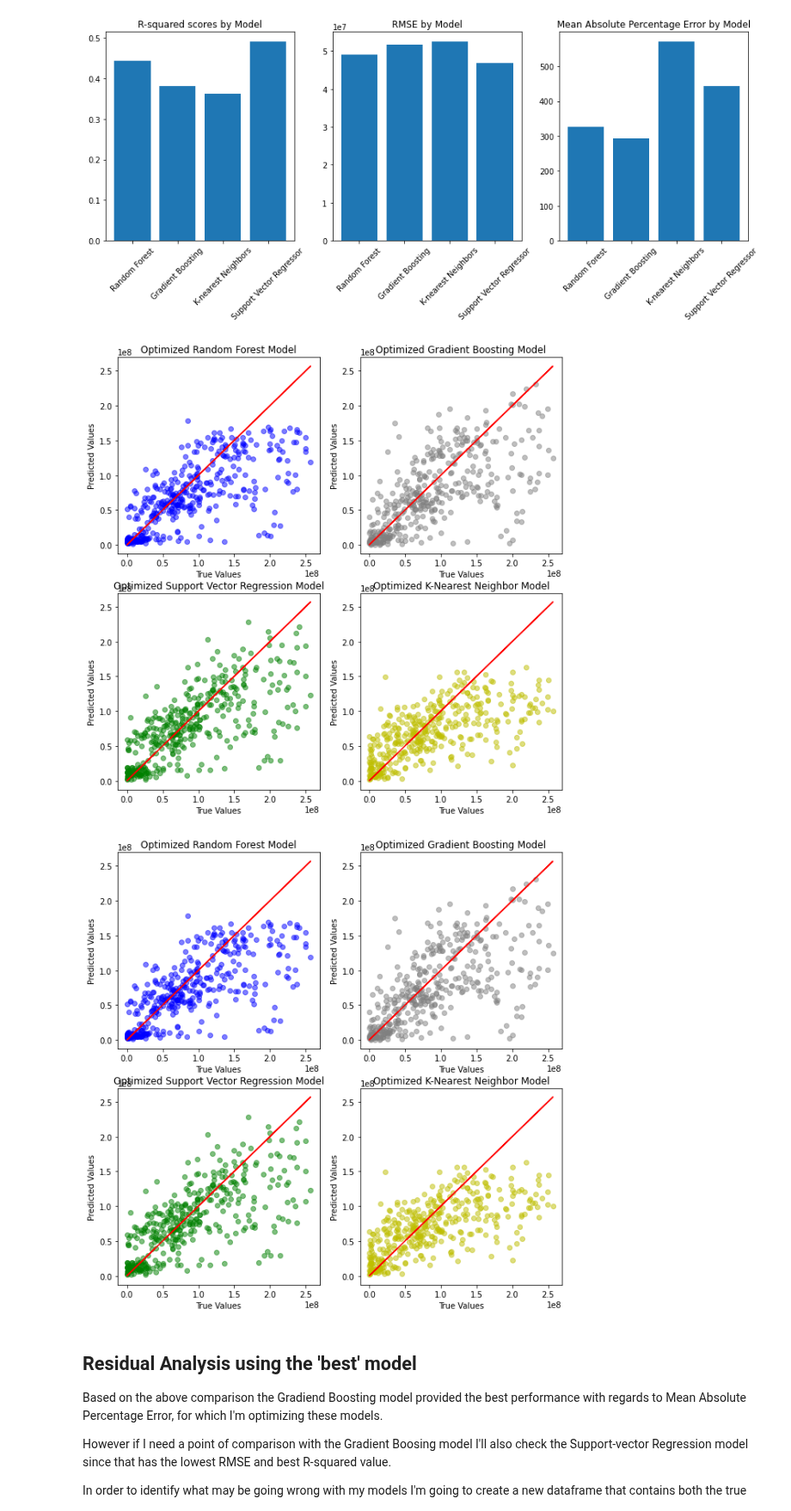
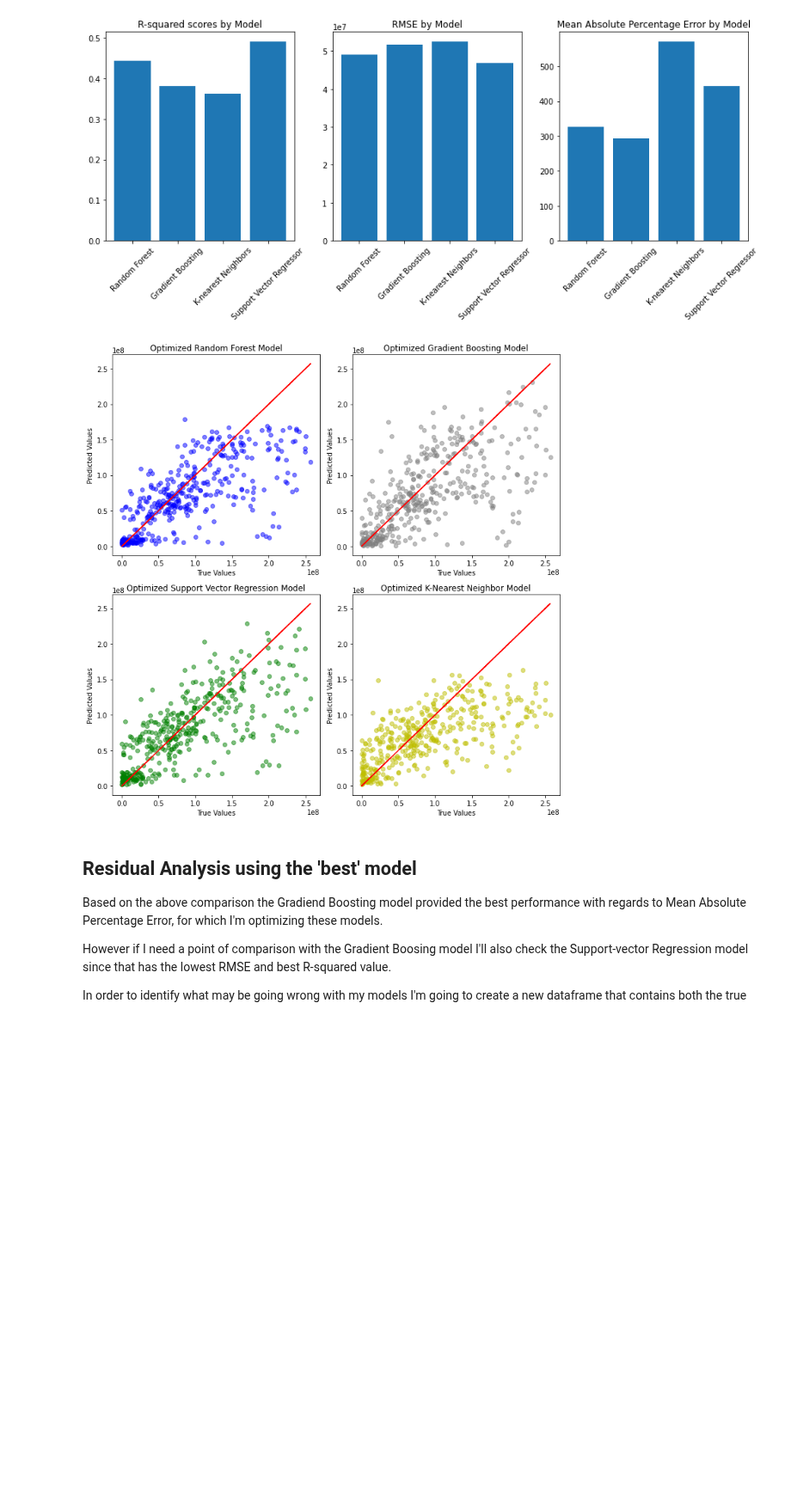
Before and after one commit to NickD-Dean/Springboard, a Jupyter notebook: Capstone Project 2/Code/05.2 - Modeling & Reducing Dimensionality-V2.0-log transform problem.ipynb, the cells around one changed output. Shown at 86% size. Saved outputs shown, nothing was run; the diff lists cells and outputs as text; code cells hidden in the pictures; blank space fills up the shorter version.

```diff
--- a/Capstone Project 2/Code/05.2 - Modeling & Reducing Dimensionality-V2.0-log transform problem.ipynb
+++ b/Capstone Project 2/Code/05.2 - Modeling & Reducing Dimensionality-V2.0-log transform problem.ipynb
@@ -658,29 +658,28 @@ ax3.set_xticklabels(models, rotation=45);
 # %%
 fig, ((ax1, ax2), (ax3, ax4)) = plt.subplots(2,2, figsize=(10,10))
 ax1.scatter(exp_y_test, rf_preds, alpha=0.5, color='b')
 ax1.set_title('Optimized Random Forest Model')
 ax1.set_ylabel('Predicted Values')
 ax1.set_xlabel('True Values')
 ax1.plot(exp_y_test, exp_y_test, color='r')
 ax2.scatter(exp_y_test, grade_preds, alpha=0.5, color='grey')
 ax2.set_title('Optimized Gradient Boosting Model')
 ax2.set_ylabel('Predicted Values')
 ax2.set_xlabel('True Values')
 ax2.plot(exp_y_test, exp_y_test, color='r')
 ax3.scatter(exp_y_test, svr_preds, alpha=0.5, color='g')
 ax3.set_title('Optimized Support Vector Regression Model')
 ax3.set_ylabel('Predicted Values')
 ax3.set_xlabel('True Values')
 ax3.plot(exp_y_test, exp_y_test, color='r')
 ax4.scatter(exp_y_test, knn_preds, alpha=0.5, color='y')
 ax4.set_title('Optimized K-Nearest Neighbor Model')
 ax4.set_ylabel('Predicted Values')
 ax4.set_xlabel('True Values')
-ax4.plot(exp_y_test, exp_y_test, color='r');
-fig
+ax4.plot(exp_y_test, exp_y_test, color='r')
+fig.tight_layout();
 # %% [output]
-[figure, old version]
+[figure, new version]
-[figure, removed]
 # %% [markdown]
 ## Residual Analysis using the 'best' model
 
```
Also changed, not shown: parts of 2 cells of this notebook, 1 other file.
